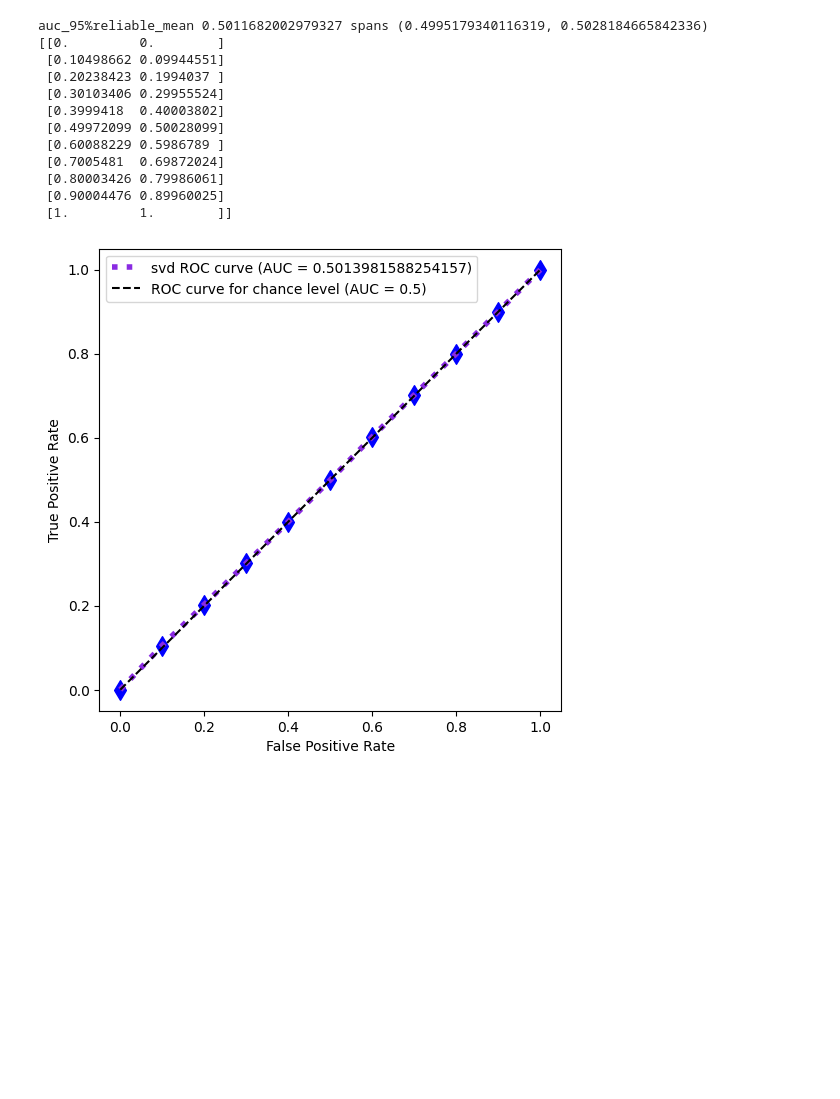
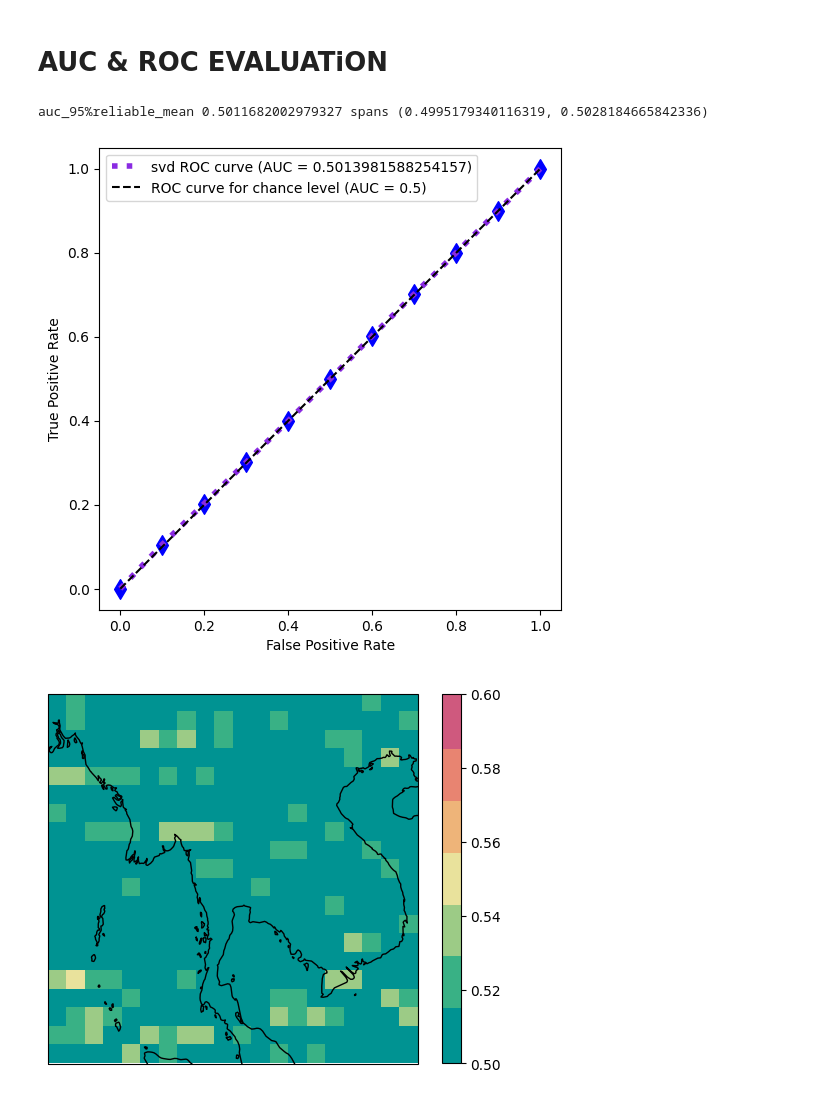
Before and after one commit to HalKiyo/svd, a Jupyter notebook: evaluation/intergration.ipynb, the cells around one changed output. Drawn from its saved outputs; the diff is of its cells as text; code cells hidden in the pictures; blank space fills up the shorter version.

```diff
--- a/evaluation/intergration.ipynb
+++ b/evaluation/intergration.ipynb
@@ -290,19 +317,15 @@ NameError: name 'pred' is not defined
+# %% [markdown]
+# AUC & ROC EVALUATiON
 # %%
 # 普通バージョンのプロット
 result, result_mean, auc_all = auc_sample_mean(pred_val, y_val)
 draw_roc_curve(result_mean)
+acc_map(auc_all.reshape(20,20),
+        vmin=0.5,
+        vmax=0.6,
+        discrete=100)
 # %% [output]
 auc_95%reliable_mean 0.5011682002979327 spans (0.4995179340116319, 0.5028184665842336)
-[[0.         0.        ]
- [0.10498662 0.09944551]
- [0.20238423 0.1994037 ]
- [0.30103406 0.29955524]
- [0.3999418  0.40003802]
- [0.49972099 0.50028099]
- [0.60088229 0.5986789 ]
- [0.7005481  0.69872024]
- [0.80003426 0.79986061]
- [0.90004476 0.89960025]
- [1.         1.        ]]
 [figure]
+[figure, added]
 # %%
```
Also changed, not shown: parts of 7 cells of this notebook.
